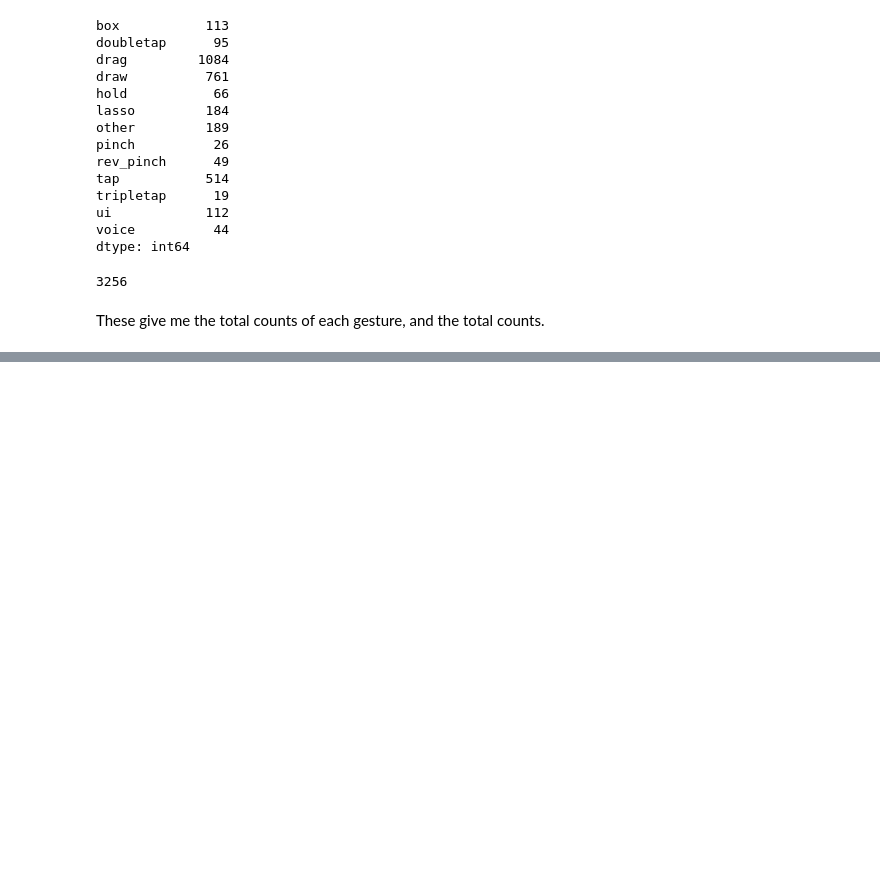
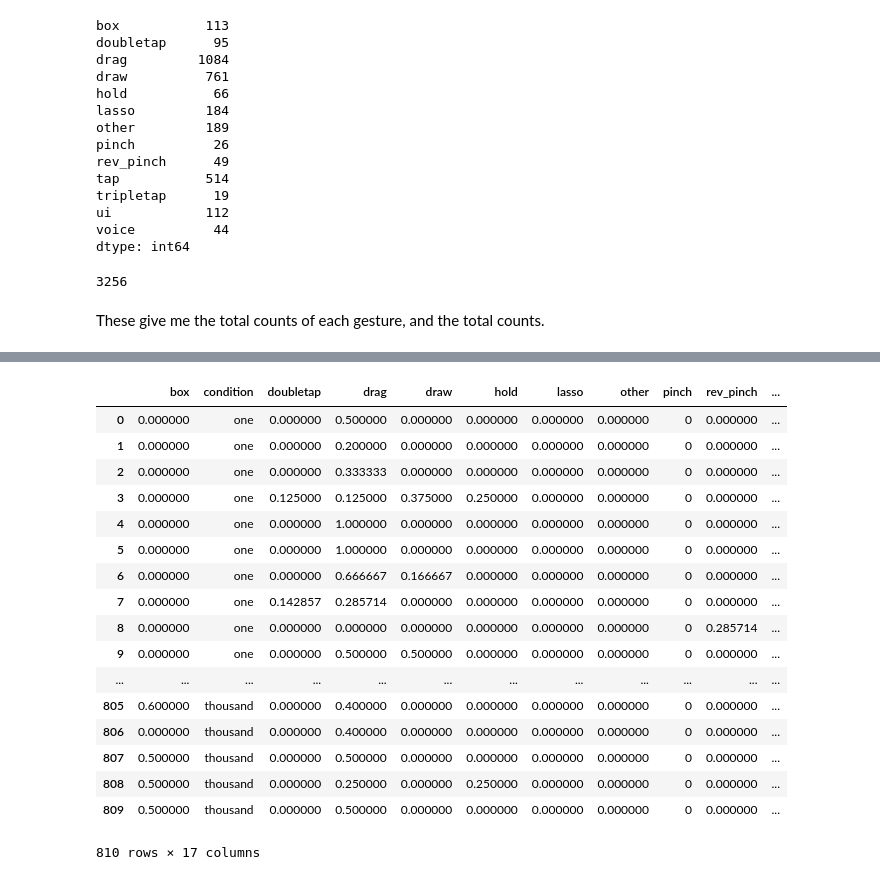
Before and after one commit to ab3nd/TinyRobo, a Jupyter notebook: data/data_analysis.ipynb, the cells around one changed output, grey strips where cells are left out. Cells and saved outputs as stored; diff of their text form; code cells hidden in the pictures; blank space fills up the shorter version.

```diff
--- a/data/data_analysis.ipynb
+++ b/data/data_analysis.ipynb
@@ -1068,0 +1188,21 @@ pandas.DataFrame(adh.toPandas())
+# %%
+per_task_df
+# %% [output]
+|  | box | condition | doubletap | drag | draw | hold | lasso | other | pinch | rev_pinch | ... |
+| 0 | 0.000000 | one | 0.000000 | 0.500000 | 0.000000 | 0.000000 | 0.000000 | 0.000000 | 0 | 0.000000 | ... |
+| 1 | 0.000000 | one | 0.000000 | 0.200000 | 0.000000 | 0.000000 | 0.000000 | 0.000000 | 0 | 0.000000 | ... |
+| 2 | 0.000000 | one | 0.000000 | 0.333333 | 0.000000 | 0.000000 | 0.000000 | 0.000000 | 0 | 0.000000 | ... |
+| 3 | 0.000000 | one | 0.125000 | 0.125000 | 0.375000 | 0.250000 | 0.000000 | 0.000000 | 0 | 0.000000 | ... |
+| 4 | 0.000000 | one | 0.000000 | 1.000000 | 0.000000 | 0.000000 | 0.000000 | 0.000000 | 0 | 0.000000 | ... |
+| 5 | 0.000000 | one | 0.000000 | 1.000000 | 0.000000 | 0.000000 | 0.000000 | 0.000000 | 0 | 0.000000 | ... |
+| 6 | 0.000000 | one | 0.000000 | 0.666667 | 0.166667 | 0.000000 | 0.000000 | 0.000000 | 0 | 0.000000 | ... |
+| 7 | 0.000000 | one | 0.142857 | 0.285714 | 0.000000 | 0.000000 | 0.000000 | 0.000000 | 0 | 0.000000 | ... |
+| 8 | 0.000000 | one | 0.000000 | 0.000000 | 0.000000 | 0.000000 | 0.000000 | 0.000000 | 0 | 0.285714 | ... |
+| 9 | 0.000000 | one | 0.000000 | 0.500000 | 0.500000 | 0.000000 | 0.000000 | 0.000000 | 0 | 0.000000 | ... |
+| ... | ... | ... | ... | ... | ... | ... | ... | ... | ... | ... | ... |
+| 805 | 0.600000 | thousand | 0.000000 | 0.400000 | 0.000000 | 0.000000 | 0.000000 | 0.000000 | 0 | 0.000000 | ... |
+| 806 | 0.000000 | thousand | 0.000000 | 0.400000 | 0.000000 | 0.000000 | 0.000000 | 0.000000 | 0 | 0.000000 | ... |
+| 807 | 0.500000 | thousand | 0.000000 | 0.500000 | 0.000000 | 0.000000 | 0.000000 | 0.000000 | 0 | 0.000000 | ... |
+| 808 | 0.500000 | thousand | 0.000000 | 0.250000 | 0.000000 | 0.250000 | 0.000000 | 0.000000 | 0 | 0.000000 | ... |
+| 809 | 0.500000 | thousand | 0.000000 | 0.500000 | 0.000000 | 0.000000 | 0.000000 | 0.000000 | 0 | 0.000000 | ... |
+810 rows × 17 columns
```
Also changed, not shown: parts of 36 cells of this notebook, 1 other file.
